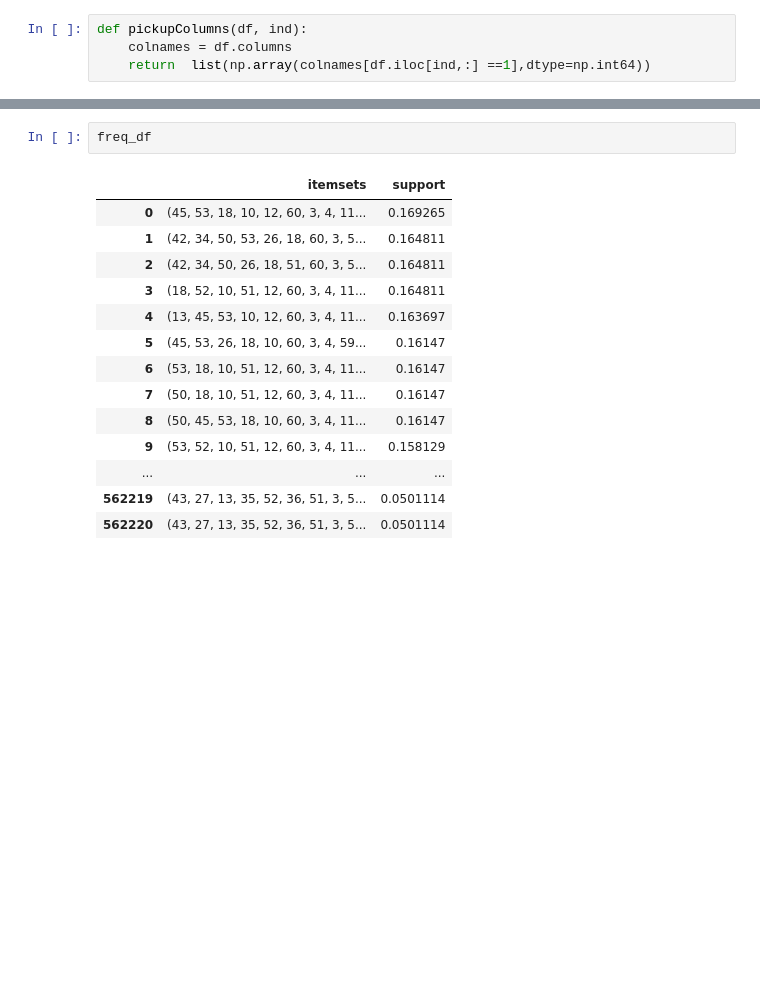
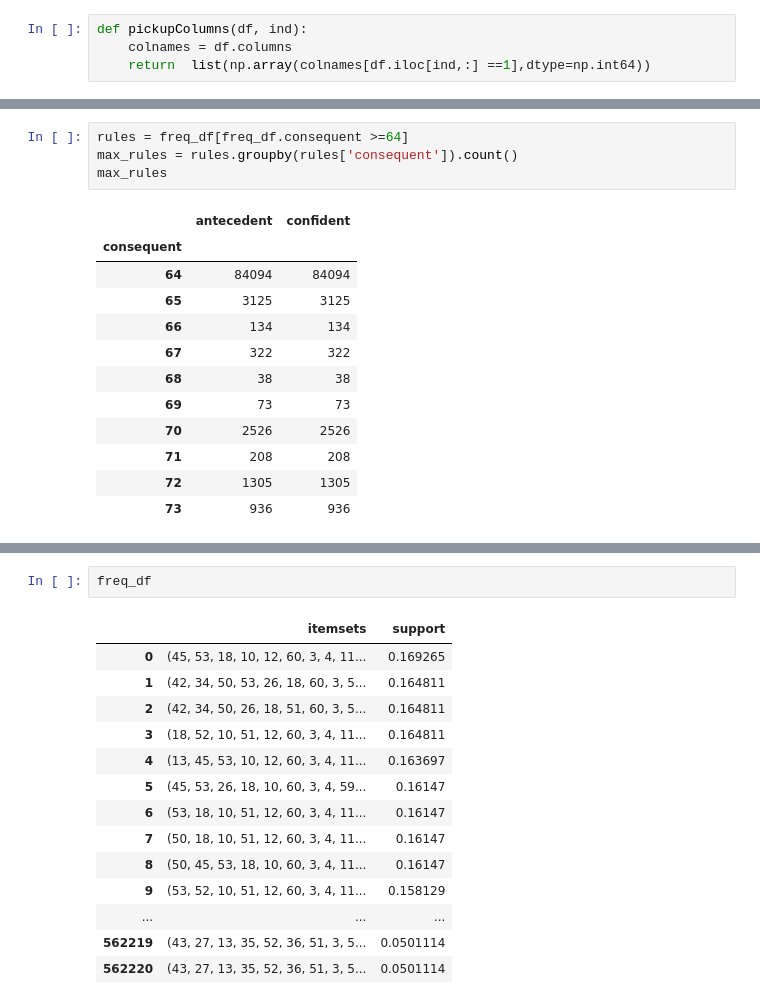
Before and after one commit to triwave33/association_rule_learning, a Jupyter notebook: association_rules_pyfim.ipynb, the cells around one changed output, grey strips where cells are left out. Cells and saved outputs as stored; diff of their text form; blank space fills up the shorter version.

```diff
--- a/association_rules_pyfim.ipynb
+++ b/association_rules_pyfim.ipynb
@@ -133,0 +146,17 @@ Wall time: 1.72 s
+# %%
+rules = freq_df[freq_df.consequent >=64]
+max_rules = rules.groupby(rules['consequent']).count()
+max_rules
+# %% [output]
+|  | antecedent | confident |
+| consequent |  |  |
+| 64 | 84094 | 84094 |
+| 65 | 3125 | 3125 |
+| 66 | 134 | 134 |
+| 67 | 322 | 322 |
+| 68 | 38 | 38 |
+| 69 | 73 | 73 |
+| 70 | 2526 | 2526 |
+| 71 | 208 | 208 |
+| 72 | 1305 | 1305 |
+| 73 | 936 | 936 |
```
Also changed, not shown: parts of 20 cells of this notebook, 1 other file.
